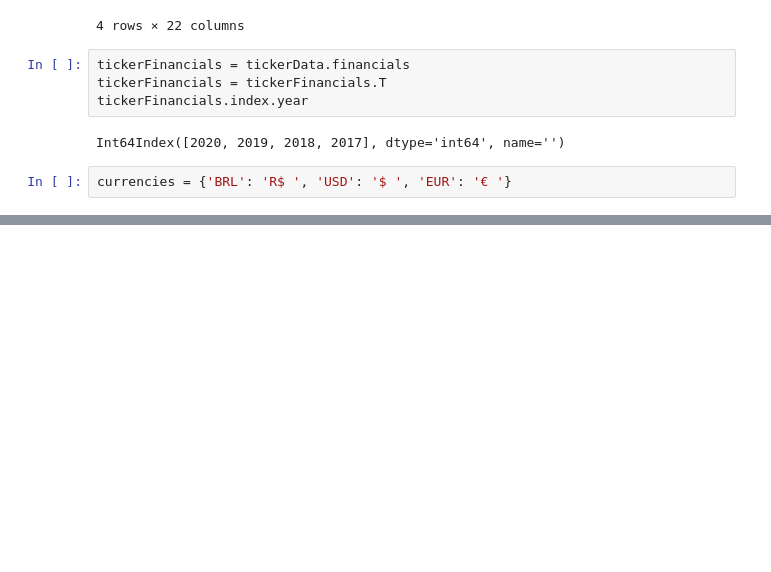
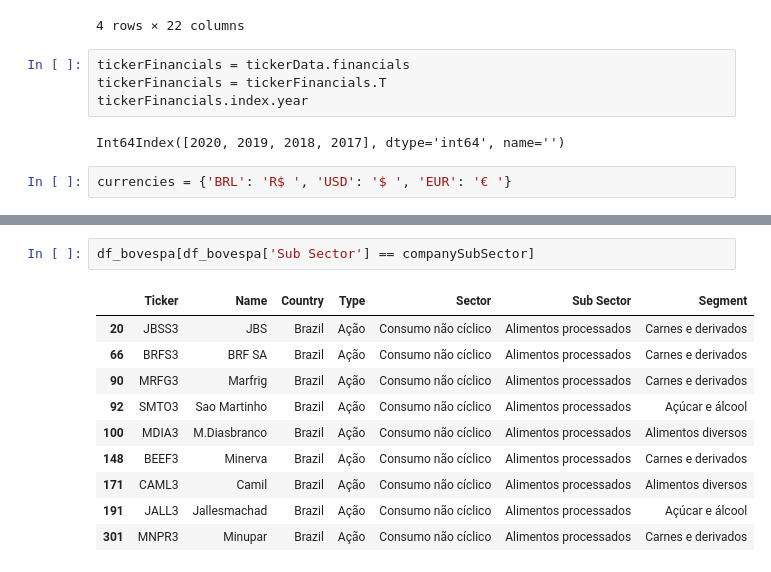
Before and after one commit to henriqueumeda/fundamental-filter, a Jupyter notebook: F-filter.ipynb, the cells around one changed output, grey strips where cells are left out. Saved outputs shown, nothing was run; the diff lists cells and outputs as text; blank space fills up the shorter version.

```diff
--- a/F-filter.ipynb
+++ b/F-filter.ipynb
@@ -145,0 +187,13 @@ tickerBalanceSheet
+# %%
+df_bovespa[df_bovespa['Sub Sector'] == companySubSector]
+# %% [output]
+|  | Ticker | Name | Country | Type | Sector | Sub Sector | Segment |
+| 20 | JBSS3 | JBS | Brazil | Ação | Consumo não cíclico | Alimentos processados | Carnes e derivados |
+| 66 | BRFS3 | BRF SA | Brazil | Ação | Consumo não cíclico | Alimentos processados | Carnes e derivados |
+| 90 | MRFG3 | Marfrig | Brazil | Ação | Consumo não cíclico | Alimentos processados | Carnes e derivados |
+| 92 | SMTO3 | Sao Martinho | Brazil | Ação | Consumo não cíclico | Alimentos processados | Açúcar e álcool |
+| 100 | MDIA3 | M.Diasbranco | Brazil | Ação | Consumo não cíclico | Alimentos processados | Alimentos diversos |
+| 148 | BEEF3 | Minerva | Brazil | Ação | Consumo não cíclico | Alimentos processados | Carnes e derivados |
+| 171 | CAML3 | Camil | Brazil | Ação | Consumo não cíclico | Alimentos processados | Alimentos diversos |
+| 191 | JALL3 | Jallesmachad | Brazil | Ação | Consumo não cíclico | Alimentos processados | Açúcar e álcool |
+| 301 | MNPR3 | Minupar | Brazil | Ação | Consumo não cíclico | Alimentos processados | Carnes e derivados |
```
Also changed, not shown: parts of 7 cells of this notebook.
